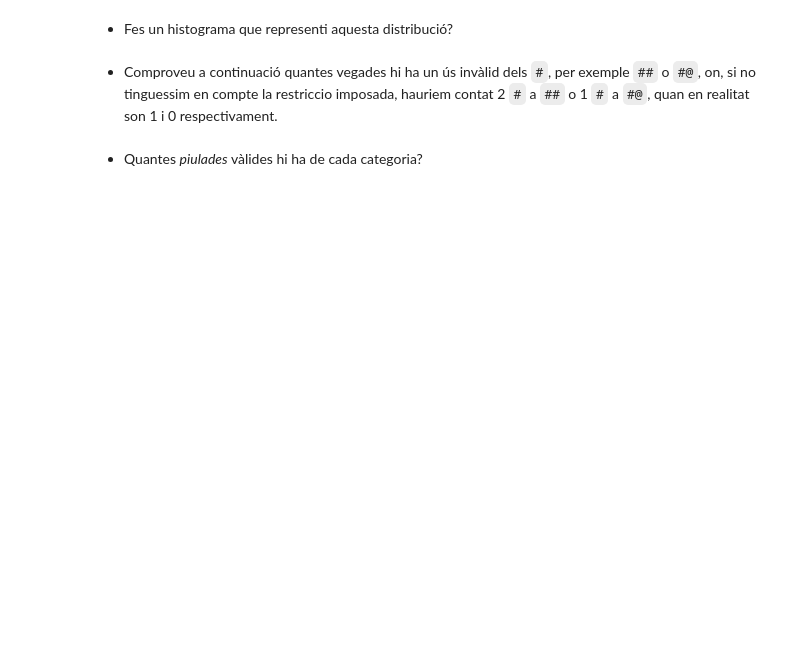
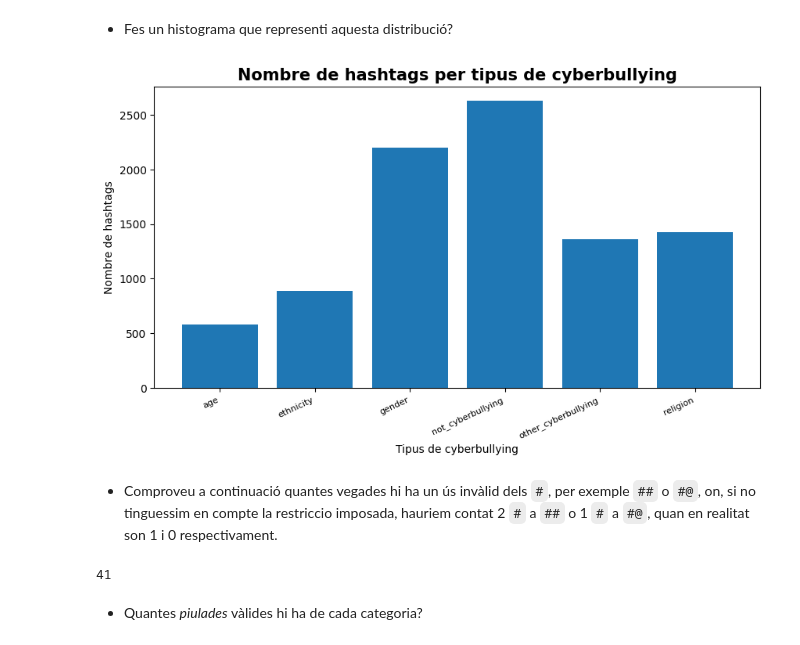
Before and after one commit to fparcerisasv/naive-bayes-classifier, a Jupyter notebook: mainfile.ipynb, the cells around one changed output. Drawn from its saved outputs; the diff is of its cells as text; code cells hidden in the pictures; blank space fills up the shorter version.

```diff
--- a/mainfile.ipynb
+++ b/mainfile.ipynb
@@ -180,0 +179,7 @@ En aquest exercici és extremadament útil l'ús del mòdul ``re``.
+# %%
+# El vostre codi aquí
+usr_pattern = r'@[\w_]{5,15}' # @ seguit de 5 a 15 caràcters alfanumèrics o _
+df_tweets_train['mentions'] = df_tweets_train['tweet_text'].apply(lambda x: re.findall(usr_pattern, str(x)))# troba totes les coincidències
+df_tweets_train['mentions'] = df_tweets_train['mentions'].apply(lambda x: x if x else np.nan) # si no hi ha cap coincidència, posa NA
+
+df_tweets_train.sort_values(by='mentions',na_position='last').head(15) #mostrem els que tenen mencions primer
@@ -186,0 +207,8 @@ Compteu els ``#`` que vagin seguits d'alguna lletra o nombre ja que, com veiem a
+# %%
+# El vostre codi aquí
+hashtag_pattern = r'#[\w]+' # # seguit d'un caràcter alfanumèric
+df_tweets_train['hashtags'] = df_tweets_train['tweet_text'].apply(lambda x: re.findall(hashtag_pattern, str(x)))# troba totes les coincidències
+df_tweets_train['n_hashtags'] = df_tweets_train['hashtags'].apply(lambda x: len(x)) # compta el nombre de hashtags
+hashtags_per_type = df_tweets_train.groupby('cyberbullying_type')['n_hashtags'].sum() # agrupa per tipus i calcula el total de hashtags per tipus
+hashtags_per_type = pd.DataFrame(hashtags_per_type).reset_index() # converteix a dataframe i reinicia l'index
+hashtags_per_type
@@ -191,2 +225,16 @@ Compteu els ``#`` que vagin seguits d'alguna lletra o nombre ja que, com veiem a
+# %%
+# El vostre codi aquí
+import matplotlib.ticker as mticker
+fig,ax = plt.subplots(figsize=(10,5))
+ax.bar(hashtags_per_type['cyberbullying_type'], hashtags_per_type['n_hashtags'])
+ax.set_ylabel('Nombre de hashtags')
+ax.set_xlabel('Tipus de cyberbullying')
+ax.xaxis.set_major_locator(mticker.FixedLocator(np.arange(len(hashtags_per_type['cyberbullying_type'])))) # fixa els ticks a l'eix x
+ax.set_xticklabels(hashtags_per_type['cyberbullying_type'], rotation=25, ha='right',fontsize=8)
+
+ax.set_title('Nombre de hashtags per tipus de cyberbullying', fontsize=15, fontweight='bold')
+plt.show()
+# %% [output]
+[figure, added]
 # %% [markdown]
 + Comproveu a continuació quantes vegades hi ha un ús invàlid dels ``#``, per exemple ``##`` o ``#@``, on, si no tinguessim en compte la restriccio imposada, hauriem contat 2 ``#`` a ``##`` o 1 ``#`` a ``#@``, quan en realitat son 1 i 0 respectivament.
@@ -195,2 +241,11 @@ Compteu els ``#`` que vagin seguits d'alguna lletra o nombre ja que, com veiem a
+# %%
+# El vostre codi aquí
+
+invalid_hashtag_pattern = r'#([^\w\s]|#|@)' # ús incorrecte del hashtag
+
+total_invalid_hashtags = df_tweets_train['tweet_text'].str.count(invalid_hashtag_pattern).sum() # suma el nombre de tweets que contenen el patró
+total_invalid_hashtags
+# %% [output]
+41
 # %% [markdown]
 + Quantes *piulades* vàlides hi ha de cada categoria?
```
Also changed, not shown: parts of 15 cells of this notebook.
